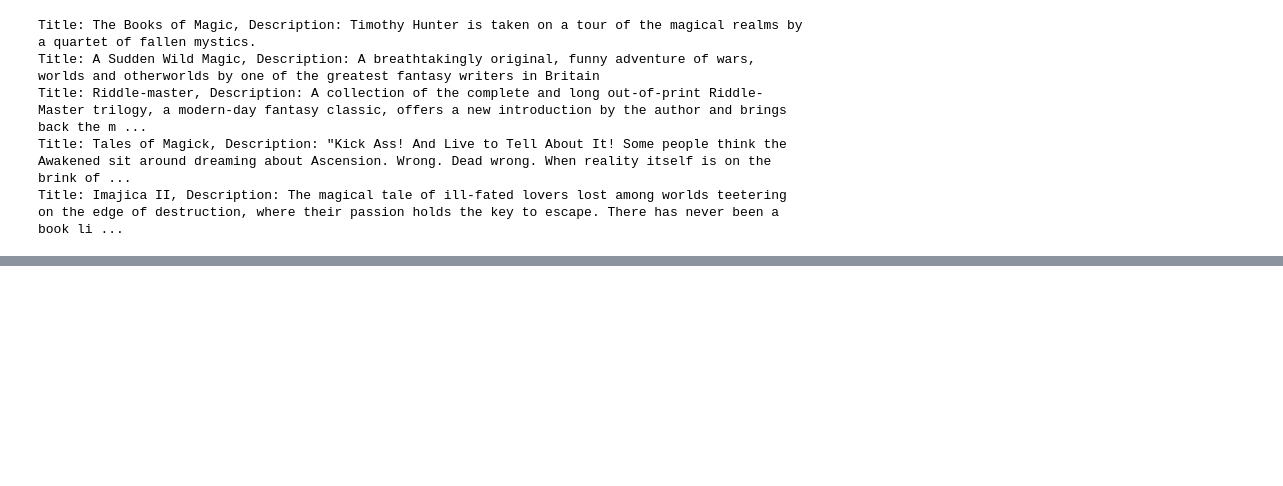
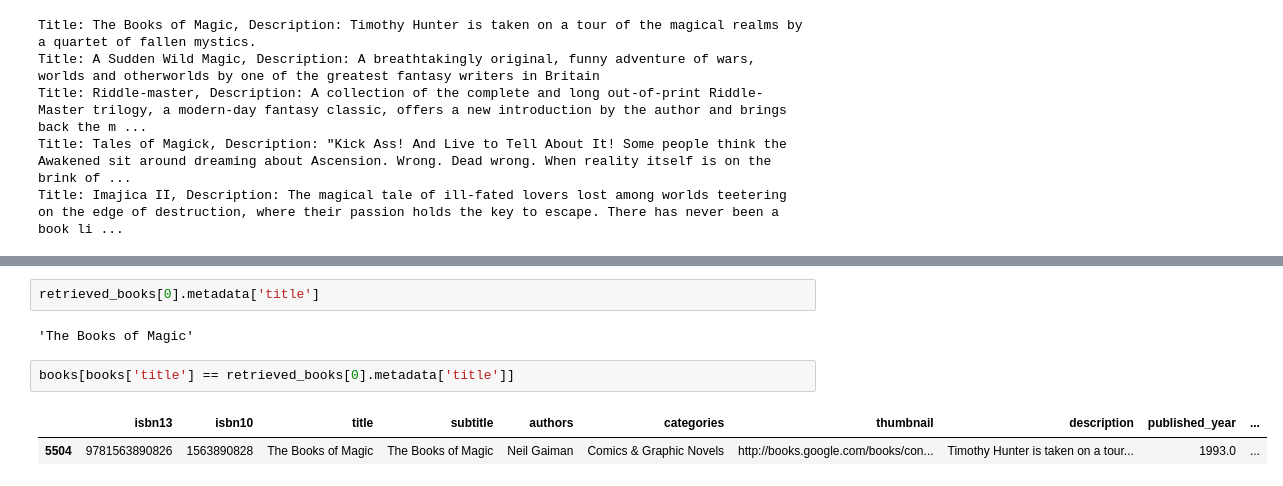
Before and after one commit to jeyenlam/Readsify, a Jupyter notebook: training/vector-search.ipynb, the cells around one changed output, grey strips where cells are left out. Cells and saved outputs as stored; diff of their text form; blank space fills up the shorter version.

Commit message:
finished vector search - return a df of books

```diff
--- a/training/vector-search.ipynb
+++ b/training/vector-search.ipynb
@@ -43,0 +52,9 @@ Title: Imajica II, Description: The magical tale of ill-fated lovers lost among
+# %%
+retrieved_books[0].metadata['title']
+# %% [output]
+'The Books of Magic'
+# %%
+books[books['title'] == retrieved_books[0].metadata['title']]
+# %% [output]
+|  | isbn13 | isbn10 | title | subtitle | authors | categories | thumbnail | description | published_year | ... |
+| 5504 | 9781563890826 | 1563890828 | The Books of Magic | The Books of Magic | Neil Gaiman | Comics & Graphic Novels | http://books.google.com/books/con... | Timothy Hunter is taken on a tour... | 1993.0 | ... |
```
Also changed, not shown: parts of 3 cells of this notebook.
